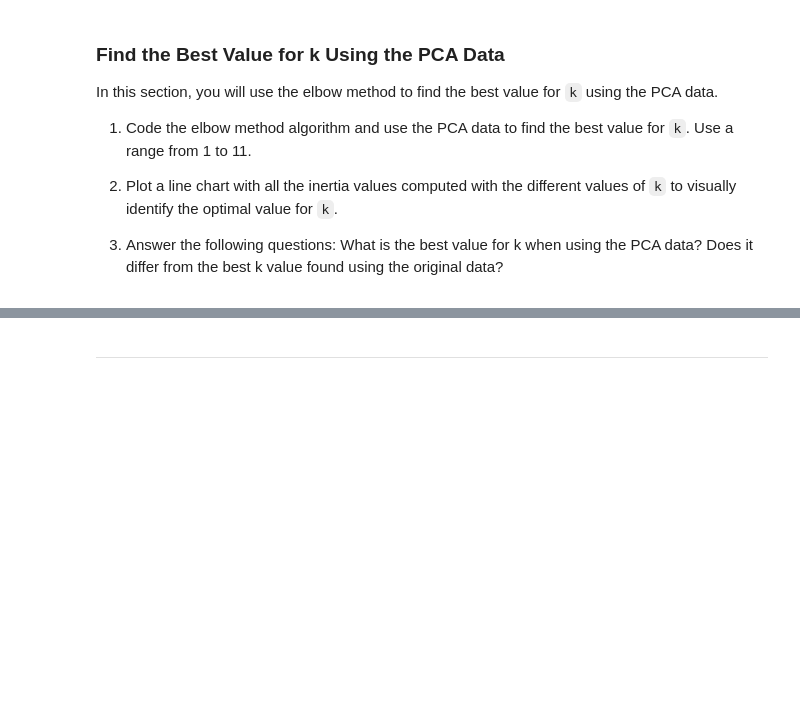
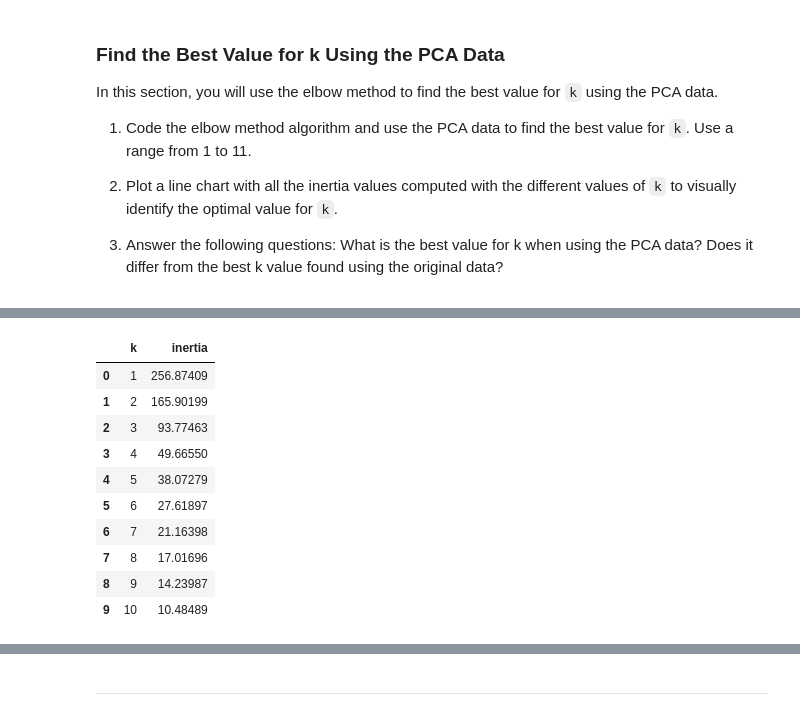
Before and after one commit to oneor11/fintech-cryptocurrency-kmeans-clustering, a Jupyter notebook: crypto_investments.ipynb, the cells around one changed output, grey strips where cells are left out. Drawn from its saved outputs; the diff is of its cells as text; code cells hidden in the pictures; blank space fills up the shorter version.

```diff
--- a/crypto_investments.ipynb
+++ b/crypto_investments.ipynb
@@ -371,13 +371,13 @@ Explained variance ratio: [0.3719856  0.34700813 0.17603793] explaining 89.50% t
 # Create a new DataFrame with the PCA data.
 
 # Creating a DataFrame with the PCA data
-df_market_data_scaled_pca = pd.DataFrame(market_data_scaled_pca, columns=['PC1','PC2','PC3'])
+df_market_data_scaled_pca = pd.DataFrame(market_data_scaled_pca, columns = ['PC1','PC2','PC3'])
 
 # Copy the crypto names from the original data
 df_market_data_scaled_pca['coin_id'] = df_market_data_scaled.index
 
 # Set the coinid column as index
-df_market_data_scaled_pca.set_index('coin_id')
+df_market_data_scaled_pca.set_index('coin_id', inplace = True)
 
 # Display sample data
-df_market_data_
+df_market_data_scaled_pca.head()
@@ -396,4 +404,5 @@ In this section, you will use the elbow method to find the best value for `k` us
 # %%
 # Create a list with the number of k-values to try
 # Use a range from 1 to 11
-# YOUR CODE HERE!
+k = list(range(1,11))
+k
@@ -400,10 +411,16 @@ In this section, you will use the elbow method to find the best value for `k` us
 # %%
 # Create an empy list to store the inertia values
-# YOUR CODE HERE!
+inertia = []
 # %%
 # Create a for loop to compute the inertia with each possible value of k
 # Inside the loop:
 # 1. Create a KMeans model using the loop counter for the n_clusters
 # 2. Fit the model to the data using `df_market_data_pca`
 # 3. Append the model.inertia_ to the inertia list
-# YOUR CODE HERE!
+
+for i in k:
+    model = KMeans(n_clusters=i)
+    model.fit(df_market_data_scaled_pca)
+    inertia.append(model.inertia_)
+
+inertia
@@ -410,9 +438,25 @@ In this section, you will use the elbow method to find the best value for `k` us
 # %%
 # Create a dictionary with the data to plot the Elbow curve
-# YOUR CODE HERE!
+elbow_data = {
+    'k':k,
+    'inertia':inertia
+}
 
 # Create a DataFrame with the data to plot the Elbow curve
-# YOUR CODE HERE!
+df_elbow_data = pd.DataFrame(elbow_data)
+df_elbow_data
+# %% [output]
+|  | k | inertia |
+| 0 | 1 | 256.87409 |
+| 1 | 2 | 165.90199 |
+| 2 | 3 | 93.77463 |
+| 3 | 4 | 49.66550 |
+| 4 | 5 | 38.07279 |
+| 5 | 6 | 27.61897 |
+| 6 | 7 | 21.16398 |
+| 7 | 8 | 17.01696 |
+| 8 | 9 | 14.23987 |
+| 9 | 10 | 10.48489 |
 # %%
 # Plot a line chart with all the inertia values computed with
 # the different values of k to visually identify the optimal value for k.
```
Also changed, not shown: parts of 5 cells of this notebook.
